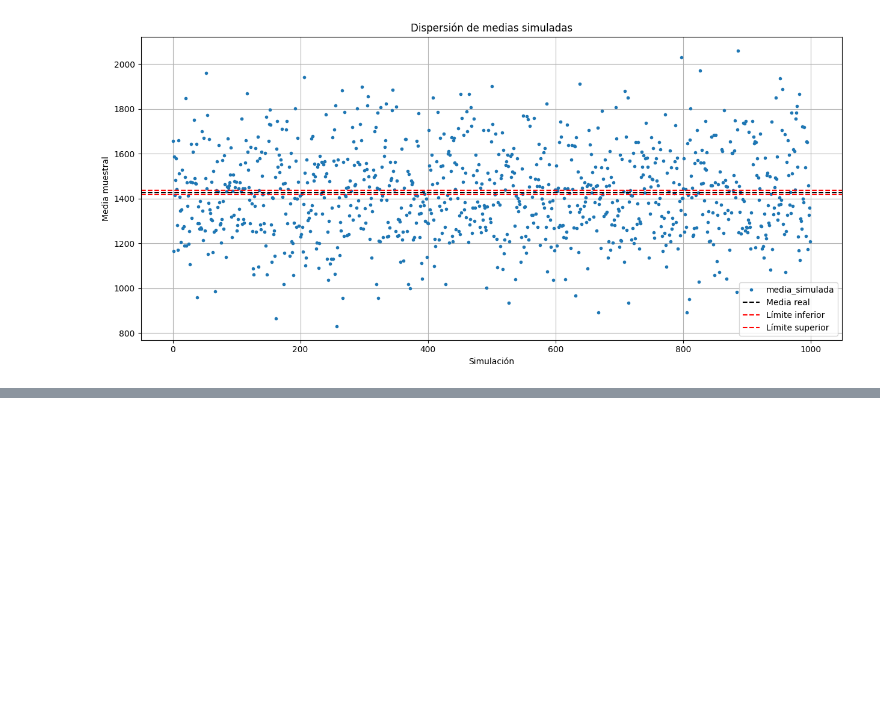
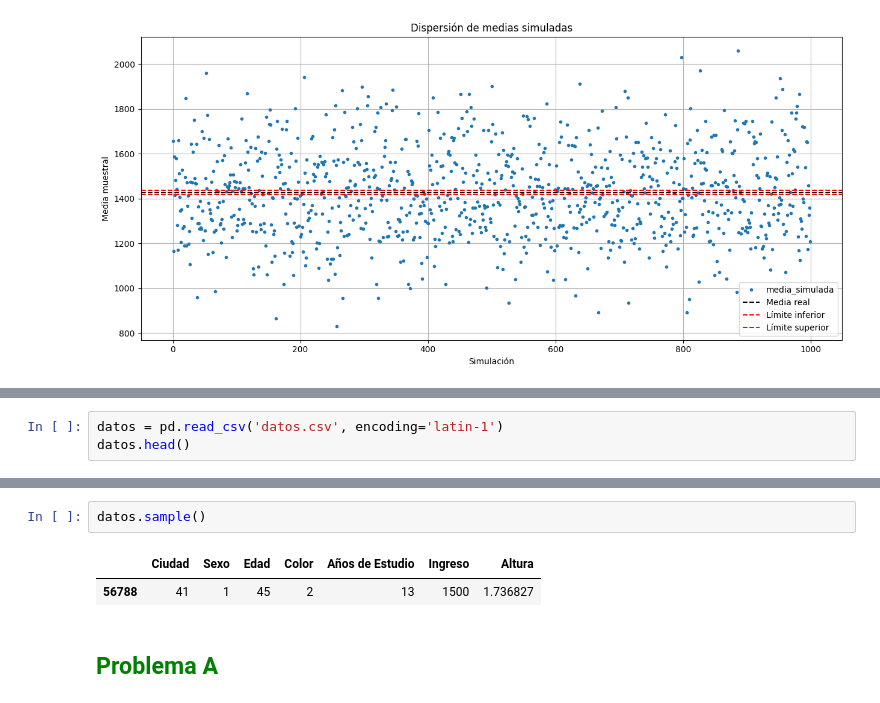
Before and after one commit to Maucho6340/1764-estadistica-con-python-probabilidad-y-muestreo, a Jupyter notebook: Copia_de_Curso_de_Etadística_Parte_2.ipynb, the cells around one changed output, grey strips where cells are left out. Drawn from its saved outputs; the diff is of its cells as text; blank space fills up the shorter version.

```diff
--- a/Copia_de_Curso_de_Etadística_Parte_2.ipynb
+++ b/Copia_de_Curso_de_Etadística_Parte_2.ipynb
@@ -1842,0 +1851,3 @@ plt.show()
+# %%
+datos = pd.read_csv('datos.csv', encoding='latin-1')
+datos.head()
@@ -1842,0 +1861,7 @@ plt.show()
+# %%
+datos.sample()
+# %% [output]
+|  | Ciudad | Sexo | Edad | Color | Años de Estudio | Ingreso | Altura |
+| 56788 | 41 | 1 | 45 | 2 | 13 | 1500 | 1.736827 |
+# %% [markdown]
+## <font color='green'>Problema A</font>
```
Also changed, not shown: parts of 20 cells of this notebook.
